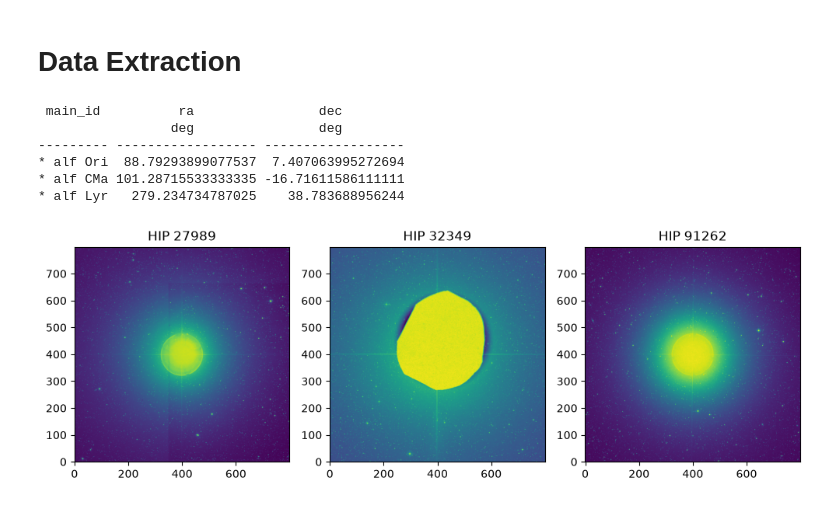
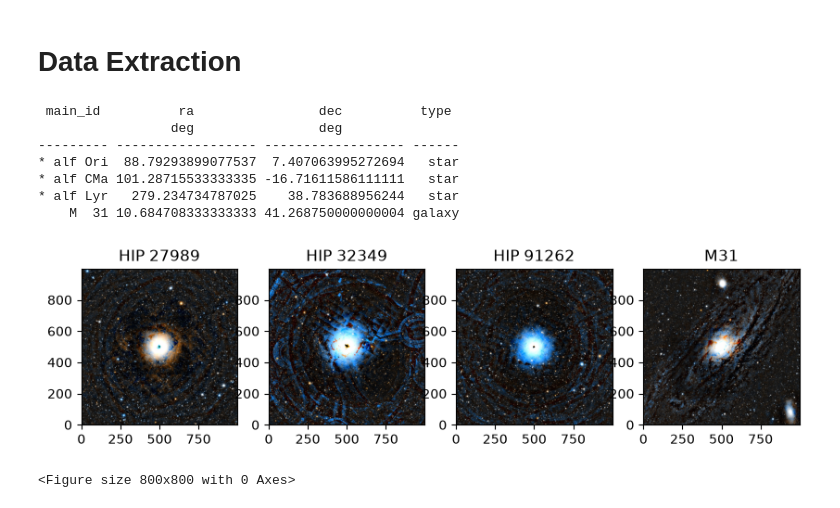
Before and after one commit to etu8924/CelestialCelebs, a Jupyter notebook: sophia_research/img_processing.ipynb, the cells around one changed output. Saved outputs shown, nothing was run; the diff lists cells and outputs as text; code cells hidden in the pictures.

Commit message:
update image processing so for real color instead of false color

```diff
--- a/sophia_research/img_processing.ipynb
+++ b/sophia_research/img_processing.ipynb
@@ -18,19 +18,30 @@ from astroquery.hips2fits import hips2fits
 # %% [markdown]
 # Data Extraction
 # %%
-## obtain the coordinates for the celestial bodies we are interested in
+## obtaining the target celestial bodies' coordinates and types, and storing them in a dataframe
 
 # list of query-able IDs
-target_ids = ['HIP_27989', 'HIP_32349', 'HIP_91262'] # test - betelgeuse, sirius, vega
+target_ids = ['HIP_27989', 'HIP_32349', 'HIP_91262', 'M31'] # test - betelgeuse, sirius, vega, andromeda galaxy
 # TODO: assemble list of celestial bodies to survey
 
 # right ascension (RA) and declination (dec) for target celestial bodies
 target_coords = Simbad.query_objects(target_ids)['main_id', 'ra', 'dec']
+
+# determines if celestial body is a star or a galaxy based on the id of the object
+target_coords['type'] = [None] * len(target_coords)
+for i in range(len(target_coords)):
+    if (target_coords['main_id'][i][0] == '*'):
+        target_coords['type'][i] = 'star'
+    else:
+        target_coords['type'][i] = 'galaxy'
+
+# sanity check
 print(target_coords)
 # %% [output]
- main_id          ra                dec
+ main_id          ra                dec          type
                  deg                deg
---------- ------------------ ------------------
-* alf Ori  88.79293899077537  7.407063995272694
-* alf CMa 101.28715533333335 -16.71611586111111
-* alf Lyr   279.234734787025    38.783688956244
+--------- ------------------ ------------------ ------
+* alf Ori  88.79293899077537  7.407063995272694   star
+* alf CMa 101.28715533333335 -16.71611586111111   star
+* alf Lyr   279.234734787025    38.783688956244   star
+    M  31 10.684708333333333 41.268750000000004 galaxy
@@ -37,50 +78,29 @@ print(target_coords)
 # %%
-## obtain images for target celstial bodies from RA and dec
-HIPS = 'CDS/P/DSS2/red'
-WIDTH = 800
-HEIGHT = 800
-PROJECTION = 'TAN'
-FORMAT = 'fits'
+## obtain images for target celestial bodies from RA and dec
 
-# a function to get the hips image from the right ascension (RA) and declination (Dec) and save to the working directory
-# parameters:
-#   ra: right ascension in degrees
-#   dec: declination in degrees
-#   id: name identifier for output FITS file
-# returns:
-#   None
-def get_hips_image(ra, dec, id):
-   result = hips2fits.query(
-      hips=HIPS,
-      width=WIDTH,
-      height=HEIGHT,
-      projection=PROJECTION,
-      ra=Longitude(ra * u.deg),
-      dec=Latitude(dec * u.deg),
-      fov=Angle(1 * u.deg),
-      format=FORMAT
-   )
-   result.writeto(f'{id}.fits', overwrite=True)
+images = {}
 
 # loop to obtain images for previously defined target celestial bodies
 for i in range(len(target_coords)):
-   get_hips_image(target_coords[i]['ra'], target_coords[i]['dec'], target_ids[i])
+   if (target_ids[i] not in images.keys()):
+      images[target_ids[i]] = get_hips_image(target_coords[i]['ra'], target_coords[i]['dec'])
 # %%
 ## display image
 
 # display images all at once for testing
-fig, axes = plt.subplots(nrows=1, ncols=3, figsize=(10, 4))
+fig, axes = plt.subplots(nrows=1, ncols=4, figsize=(10, 4))
 
 # iterate through each celestial body for each subplot
 for i in range(len(target_ids)):
-   image_data = fits.getdata(f'{target_ids[i]}.fits', ext=0) # image data
-   axes[i].imshow(image_data, cmap='viridis', origin='lower') # color mapping
+   axes[i].imshow(images[target_ids[i]], origin='lower') # color img display
    axes[i].set_title(' '.join(target_ids[i].split('_'))) # replace underscores with spaces
 
+plt.figure(figsize=(8, 8))
 plt.tight_layout()
 plt.show()
 # %% [output]
-[figure, old version]
+[figure, new version]
+<Figure size 800x800 with 0 Axes>
 # %%
 ## image processing:
 # for each, determine what is in it (star, galaxy...) based on name data/img analysis (large bright dot vs many small bright dots)
```
Also changed, not shown: parts of 3 cells of this notebook.
